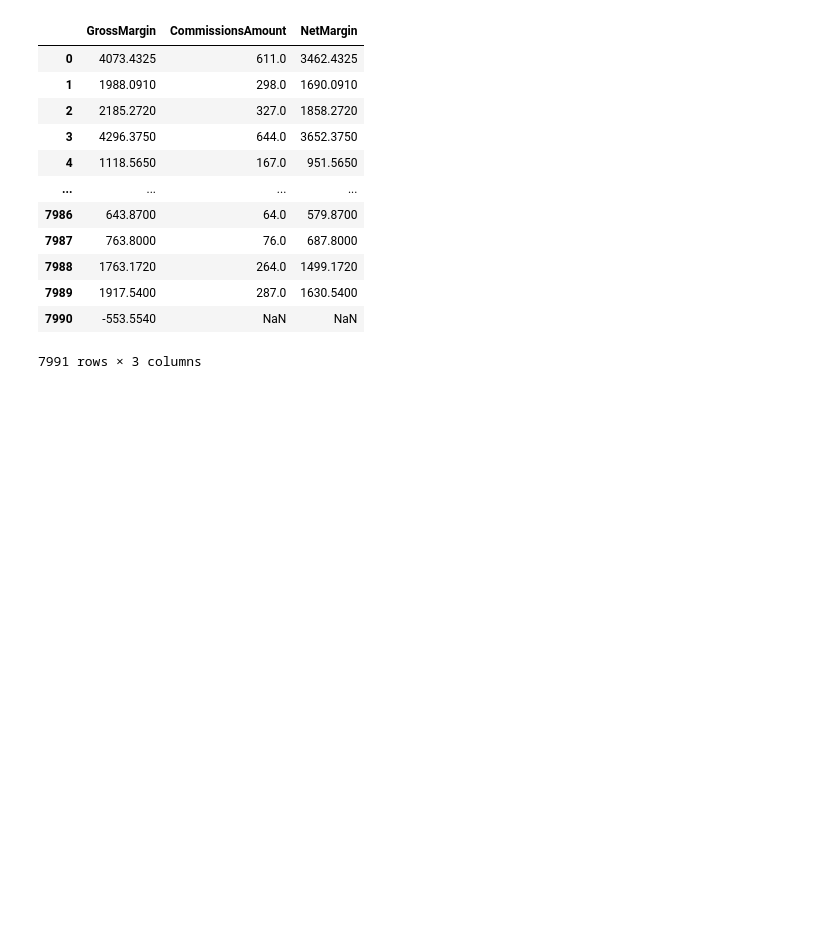
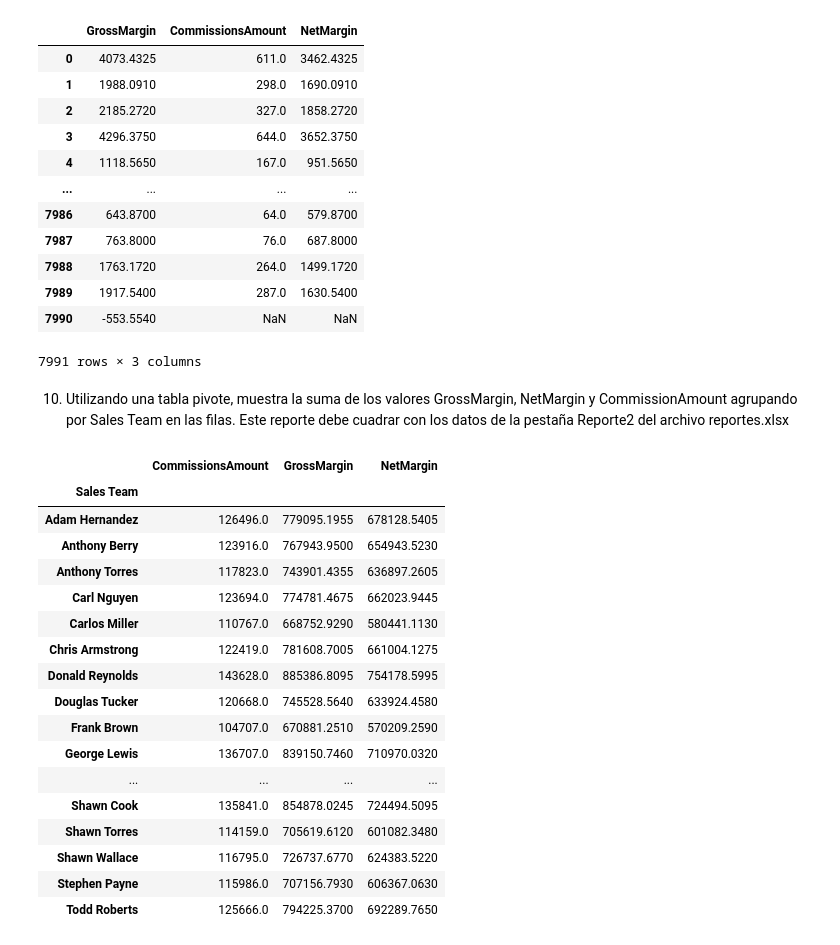
Before and after one commit to hlcxpl/pythond6, a Jupyter notebook: pythond6.ipynb, the cells around one changed output. Drawn from its saved outputs; the diff is of its cells as text; code cells hidden in the pictures; blank space fills up the shorter version.

```diff
--- a/pythond6.ipynb
+++ b/pythond6.ipynb
@@ -156,6 +199,10 @@ etiquetas_margen = ['5%', '10%', '15%', '20%']
 # Discretizar y asignar etiquetas en formato de porcentaje a la columna "CommissionsPercentage"
 df_base["CommissionsPercentage"] = pd.cut(df_base["GrossMargin"], bins=intervalos_margen, labels=etiquetas_margen, right=False)
 
+# Mantener la columna "CommissionsPercentage" en formato de porcentaje entero para su visualización
+# y convertirla a valores numéricos enteros para cálculos
+df_base["CommissionsPercentageNumeric"] = df_base["CommissionsPercentage"].str.rstrip('%').astype(int)
+
 # Mostrar las columnas "GrossMargin" y "CommissionsPercentage"
-df_base
+df_base["CommissionsPercentage"]
 # %% [output]
@@ -217,3 +270,35 @@ df_base[['GrossMargin', 'CommissionsAmount', 'NetMargin']]
 | 7989 | 1917.5400 | 287.0 | 1630.5400 |
 | 7990 | -553.5540 | NaN | NaN |
 7991 rows × 3 columns
+# %% [markdown]
+10. Utilizando una tabla pivote, muestra la suma de los valores GrossMargin, NetMargin y
+CommissionAmount agrupando por Sales Team en las filas. Este reporte debe cuadrar con
+los datos de la pestaña Reporte2 del archivo reportes.xlsx
+# %%
+# Crear una tabla pivote para sumar los valores GrossMargin, NetMargin y CommissionAmount por Sales Team
+pivot_table = pd.pivot_table(df_base,
+                             values=['GrossMargin', 'NetMargin', 'CommissionsAmount'],
+                             index='Sales Team',
+                             aggfunc='sum')
+
+# Mostrar la tabla pivote
+pivot_table
+# %% [output]
+|  | CommissionsAmount | GrossMargin | NetMargin |
+| Sales Team |  |  |  |
+| Adam Hernandez | 126496.0 | 779095.1955 | 678128.5405 |
+| Anthony Berry | 123916.0 | 767943.9500 | 654943.5230 |
+| Anthony Torres | 117823.0 | 743901.4355 | 636897.2605 |
+| Carl Nguyen | 123694.0 | 774781.4675 | 662023.9445 |
+| Carlos Miller | 110767.0 | 668752.9290 | 580441.1130 |
+| Chris Armstrong | 122419.0 | 781608.7005 | 661004.1275 |
+| Donald Reynolds | 143628.0 | 885386.8095 | 754178.5995 |
+| Douglas Tucker | 120668.0 | 745528.5640 | 633924.4580 |
+| Frank Brown | 104707.0 | 670881.2510 | 570209.2590 |
+| George Lewis | 136707.0 | 839150.7460 | 710970.0320 |
+| ... | ... | ... | ... |
+| Shawn Cook | 135841.0 | 854878.0245 | 724494.5095 |
+| Shawn Torres | 114159.0 | 705619.6120 | 601082.3480 |
+| Shawn Wallace | 116795.0 | 726737.6770 | 624383.5220 |
+| Stephen Payne | 115986.0 | 707156.7930 | 606367.0630 |
+| Todd Roberts | 125666.0 | 794225.3700 | 692289.7650 |
```
Also changed, not shown: parts of 12 cells of this notebook.
